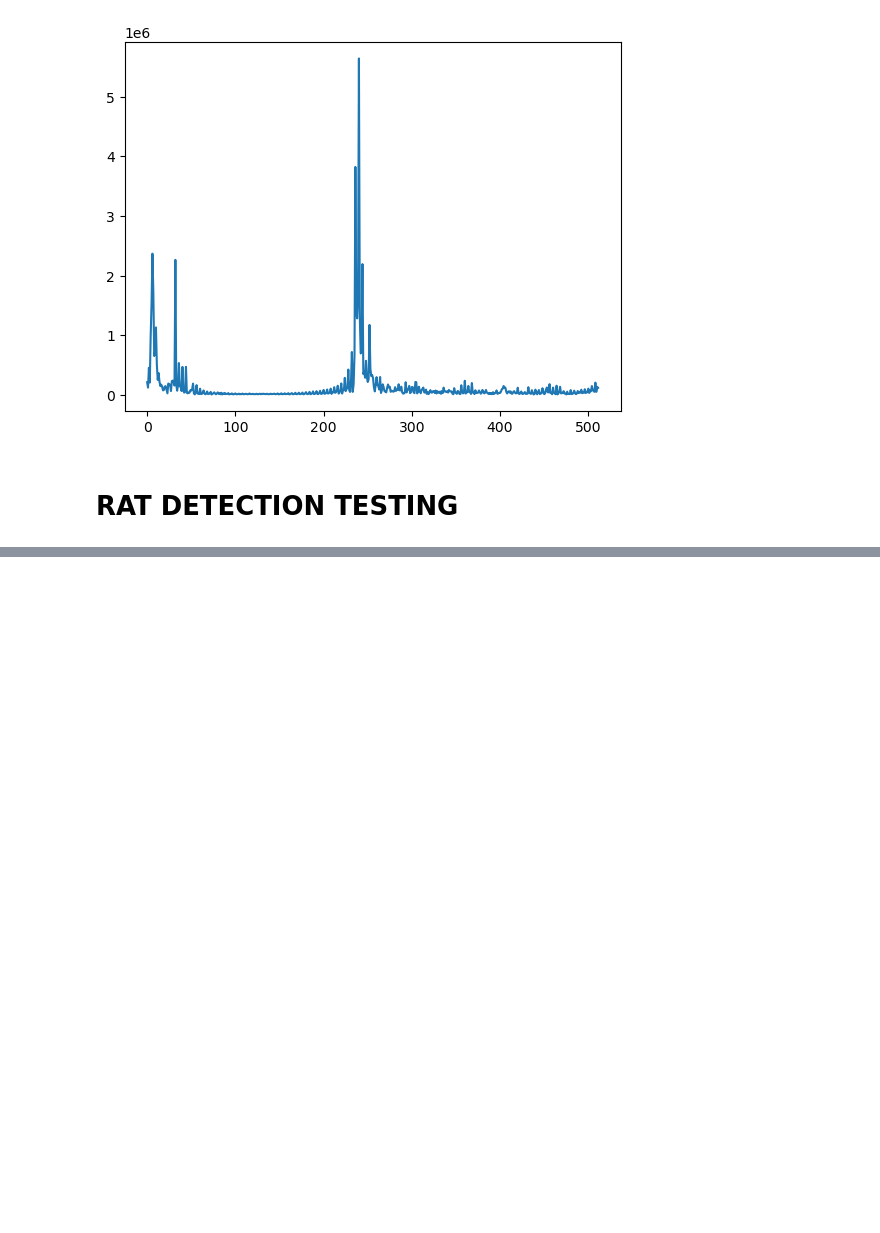
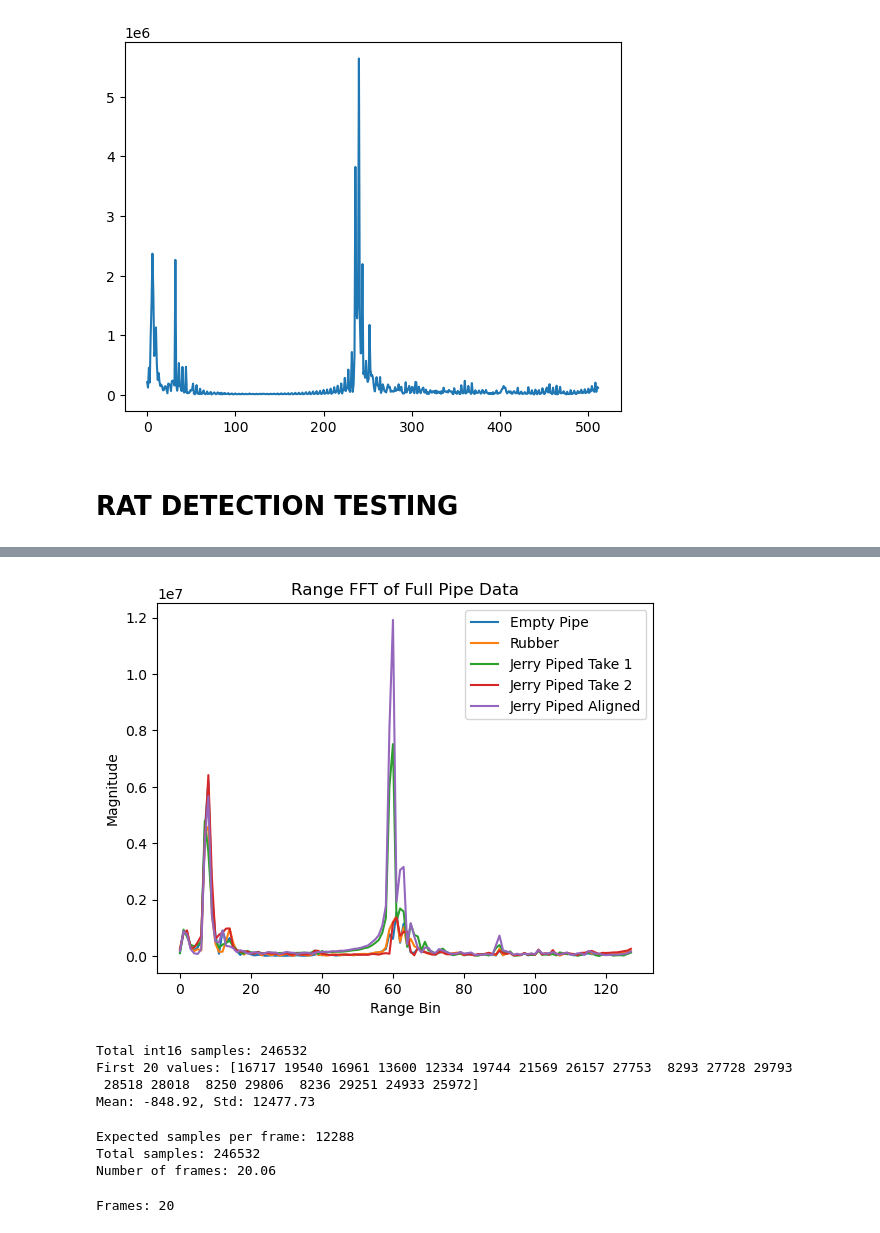
Before and after one commit to Janvdk5/COM-304-Rat-Detection, a Jupyter notebook: data_exploration/visualize_rat.ipynb, the cells around one changed output, grey strips where cells are left out. Cells and saved outputs as stored; diff of their text form; code cells hidden in the pictures; blank space fills up the shorter version.

```diff
--- a/data_exploration/visualize_rat.ipynb
+++ b/data_exploration/visualize_rat.ipynb
@@ -165,0 +253,65 @@ Radarcube parameters:
+# %%
+#plot full pipe data
+plt.plot(abs(np.squeeze(np.sum(pipe_rfft[4],axis=(0,2,1)))))
+plt.plot(abs(np.squeeze(np.sum(rubber_rfft,axis=(0,2,1)))))
+plt.plot(abs(np.squeeze(np.sum(jerry_piped_rfft[0],axis=(0,2,1)))))
+plt.plot(abs(np.squeeze(np.sum(jerry_piped_rfft[1],axis=(0,2,1)))))
+plt.plot(abs(np.squeeze(np.sum(jerry_pipe_aligned_rfft,axis=(0,2,1)))))
+plt.legend(['Empty Pipe','Rubber', 'Jerry Piped Take 1', 'Jerry Piped Take 2', 'Jerry Piped Aligned'])
+plt.xlabel('Range Bin')
+plt.ylabel('Magnitude')
+plt.title('Range FFT of Full Pipe Data')
+plt.show()
+# %% [output]
+[figure, added]
+# %%
+aligned_jerry_data = np.fromfile(jerry_pipe_aligned_path, dtype=np.int16)
+print(f"Total int16 samples: {len(aligned_jerry_data)}")
+print(f"First 20 values: {aligned_jerry_data[:20]}")
+print(f"Mean: {aligned_jerry_data.mean():.2f}, Std: {aligned_jerry_data.std():.2f}")
+# %% [output]
+Total int16 samples: 246532
+First 20 values: [16717 19540 16961 13600 12334 19744 21569 26157 27753  8293 27728 29793
+ 28518 28018  8250 29806  8236 29251 24933 25972]
+Mean: -848.92, Std: 12477.73
+# %%
+# Your radar params from the lua config - fill these in
+# Common IWR1843 config values:
+num_tx = chirp_dict['num_tx'] # 3
+num_rx = chirp_dict['num_rx'] # 4
+samples_per_chirp = chirp_dict['samples_per_chirp']  # ADC samples
+chirp_loops = chirp_dict['chirp_loops']        # chirps per frame (num_doppler_bins)
+
+num_virtual_ant = num_tx * num_rx  # 12
+
+samples_per_frame = num_virtual_ant * samples_per_chirp * chirp_loops * 2  # *2 for I+Q
+print(f"Expected samples per frame: {samples_per_frame}")
+print(f"Total samples: {len(aligned_jerry_data)}")
+print(f"Number of frames: {len(aligned_jerry_data) / samples_per_frame:.2f}")  # should be close to integer
+# %% [output]
+Expected samples per frame: 12288
+Total samples: 246532
+Number of frames: 20.06
+# %%
+samples_per_frame = num_virtual_ant * samples_per_chirp * chirp_loops * 2
+
+num_frames = len(aligned_jerry_data) // samples_per_frame
+
+print("Frames:", num_frames)
+
+raw = aligned_jerry_data[:num_frames * samples_per_frame]
+
+raw = raw.reshape(
+    num_frames,
+    chirp_loops,
+    num_virtual_ant,
+    samples_per_chirp * 2
+)
+
+iq = raw[..., 0::2] + 1j * raw[..., 1::2]
+
+# reshape into standard format
+iq = iq.transpose(0, 2, 1, 3)  # (frames, antennas, chirps, samples)
+iq = iq.reshape(num_frames, num_virtual_ant, chirp_loops * samples_per_chirp)
+# %% [output]
+Frames: 20
```
Also changed, not shown: parts of 7 cells of this notebook, 3 other files.
